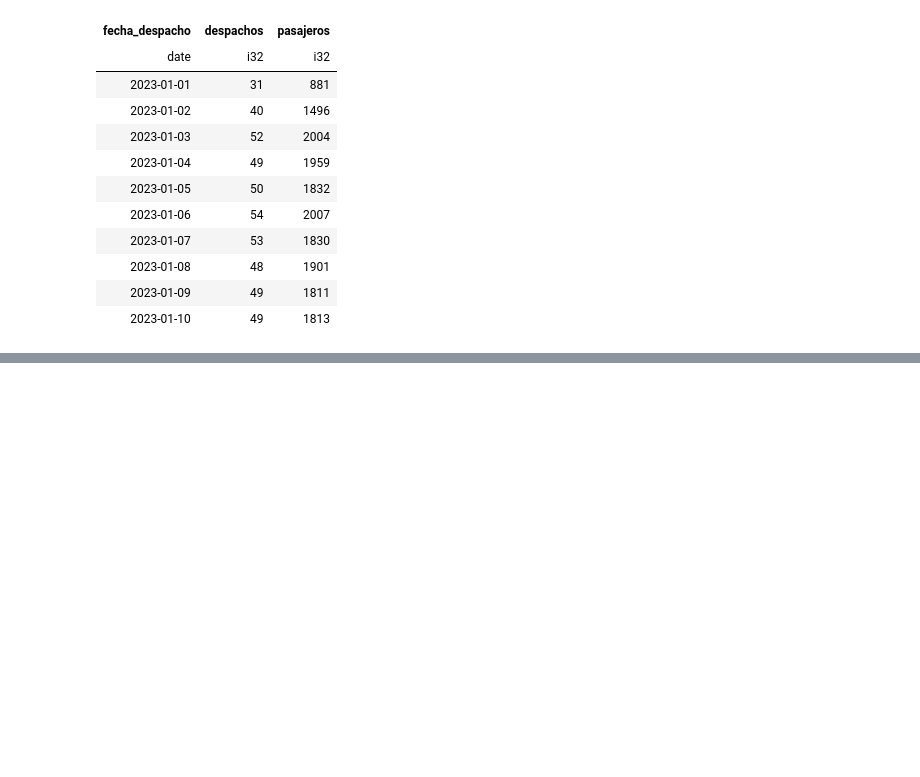
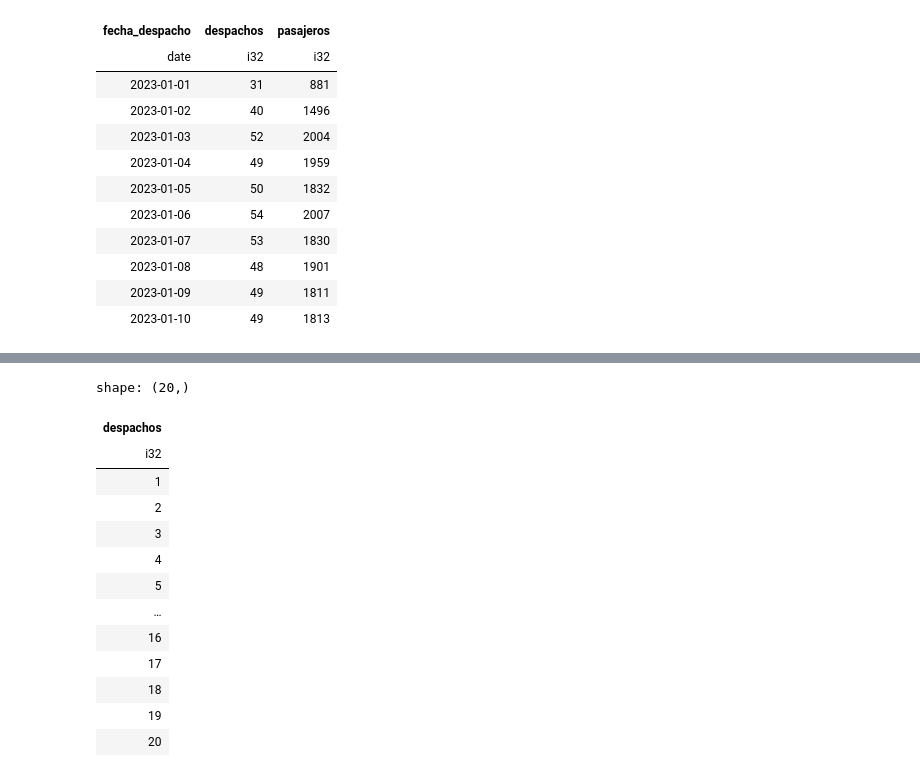
Before and after one commit to MgtDevNet/T03_REDES_NEURONALES_, a Jupyter notebook: modulo1_demanda/notebooks/02_familiarizacion_y_filtros.ipynb, the cells around one changed output, grey strips where cells are left out. Drawn from its saved outputs; the diff is of its cells as text; code cells hidden in the pictures; blank space fills up the shorter version.

```diff
--- a/modulo1_demanda/notebooks/02_familiarizacion_y_filtros.ipynb
+++ b/modulo1_demanda/notebooks/02_familiarizacion_y_filtros.ipynb
@@ -259,0 +306,17 @@ shape: (10, 3)
+# %%
+df["despachos"].unique().sort()
+# %% [output]
+shape: (20,)
+| despachos |
+| i32 |
+| 1 |
+| 2 |
+| 3 |
+| 4 |
+| 5 |
+| … |
+| 16 |
+| 17 |
+| 18 |
+| 19 |
+| 20 |
```
Also changed, not shown: parts of 4 cells of this notebook, 38 other files.
